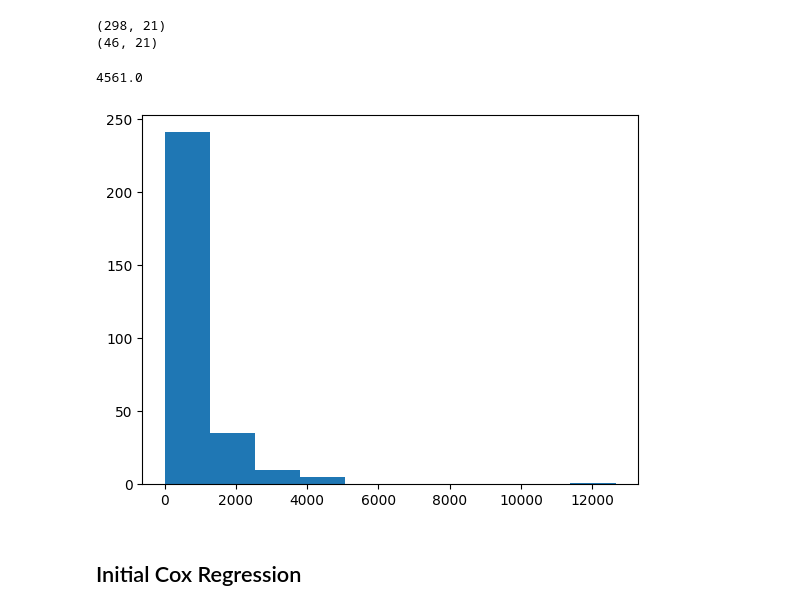
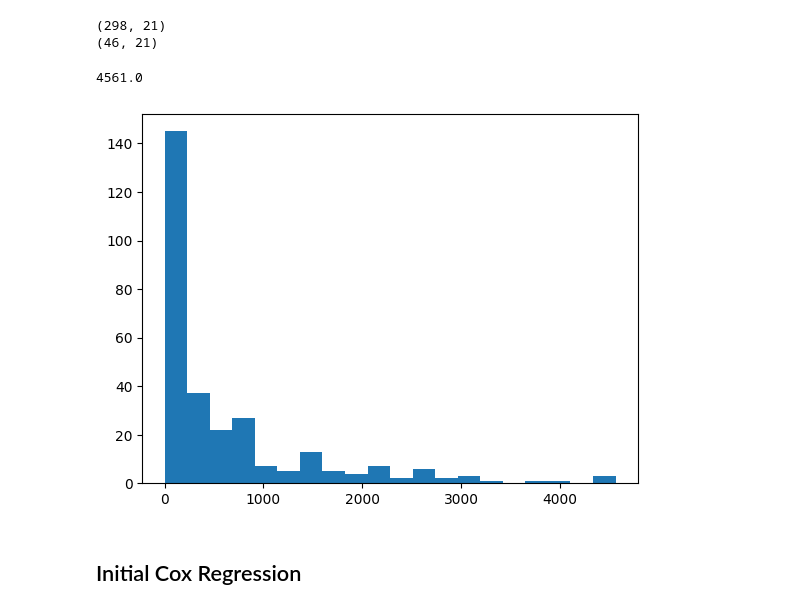
Before and after one commit to puckybreg/Native-Bee-Thesis, a Jupyter notebook: notebook_for_data_analysis.ipynb, the cells around one changed output. Drawn from its saved outputs; the diff is of its cells as text; code cells hidden in the pictures.

```diff
--- a/notebook_for_data_analysis.ipynb
+++ b/notebook_for_data_analysis.ipynb
@@ -55,17 +58,17 @@ interval_and_weather_merged = interval_and_weather_merged.assign(status=1)
 interval_and_weather_merged['interval'] = interval_and_weather_merged['interval'] / 1000000000
 # %%
 # Plot the distribution of the intervals
-plt.hist(interval_and_weather_merged['interval'])
+plt.hist(interval_and_weather_merged['interval'], bins=20)
 
 interval_and_weather_merged_greater_than_6000 = interval_and_weather_merged[(interval_and_weather_merged['interval'] <= 5)]
 interval_and_weather_merged_greater_than_6000
 
 # remove events with length larger than 5000
 interval_and_weather_merged = interval_and_weather_merged[(interval_and_weather_merged['interval'] <= 5000)]
 interval_and_weather_merged['interval'].max()
 # %% [output]
 4561.0
-[figure, old version]
+[figure, new version]
 # %% [markdown]
 ## Initial Cox Regression
 # %%
```
Also changed, not shown: parts of 29 cells of this notebook.
